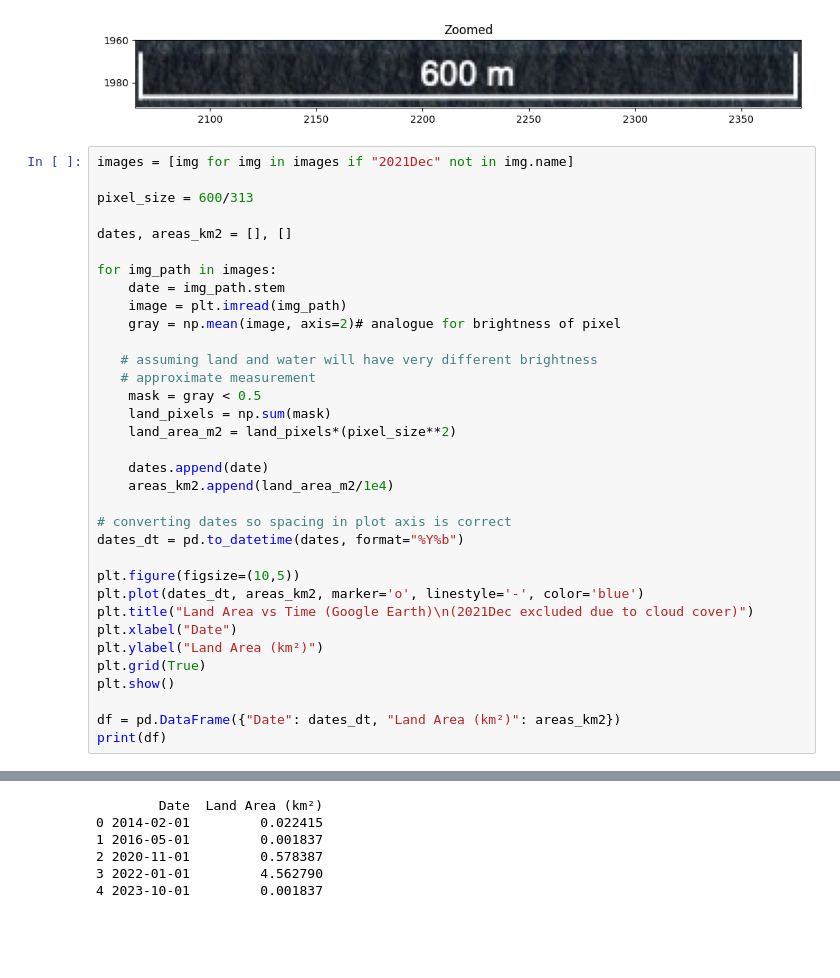
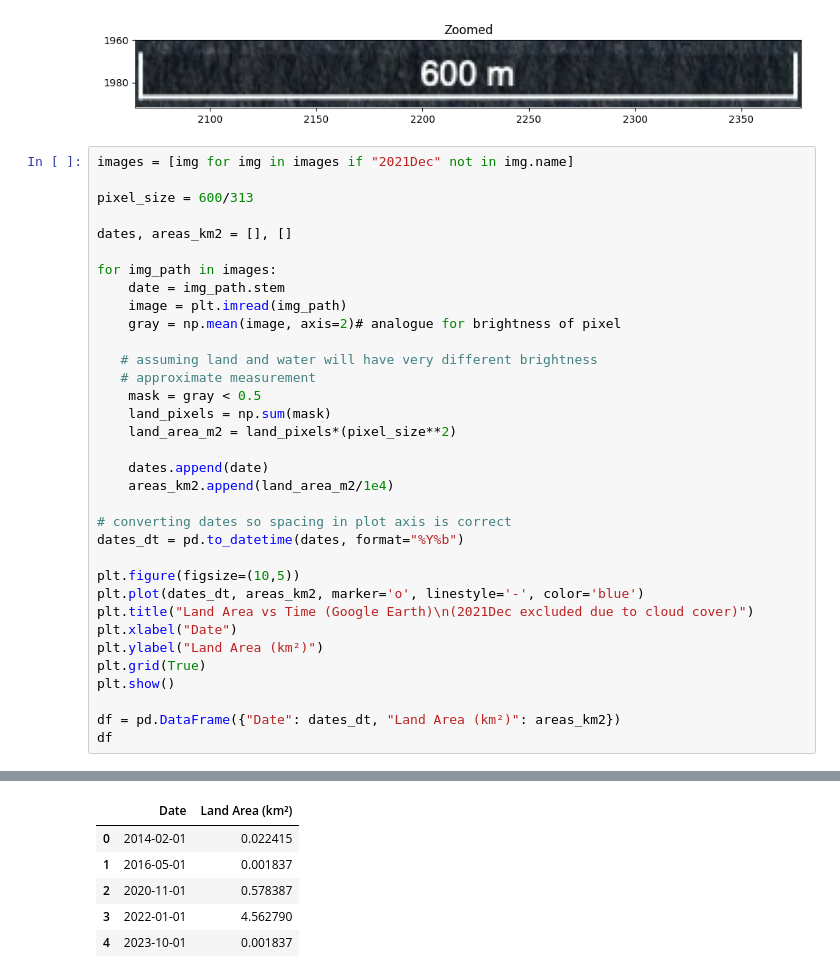
Before and after one commit to RachelOdunuga/optical-detectors-hst-sentinel, a Jupyter notebook: sentinel-assignment.ipynb, the cells around one changed output, grey strips where cells are left out. Cells and saved outputs as stored; diff of their text form; blank space fills up the shorter version.

```diff
--- a/sentinel-assignment.ipynb
+++ b/sentinel-assignment.ipynb
@@ -41,40 +230,40 @@ pixel_size = 600/313
 dates, areas_km2 = [], []
 
 for img_path in images:
     date = img_path.stem
     image = plt.imread(img_path)
     gray = np.mean(image, axis=2)# analogue for brightness of pixel
 
    # assuming land and water will have very different brightness
    # approximate measurement
     mask = gray < 0.5
     land_pixels = np.sum(mask)
     land_area_m2 = land_pixels*(pixel_size**2)
 
     dates.append(date)
     areas_km2.append(land_area_m2/1e4)
 
 # converting dates so spacing in plot axis is correct
 dates_dt = pd.to_datetime(dates, format="%Y%b")
 
 plt.figure(figsize=(10,5))
 plt.plot(dates_dt, areas_km2, marker='o', linestyle='-', color='blue')
 plt.title("Land Area vs Time (Google Earth)\n(2021Dec excluded due to cloud cover)")
 plt.xlabel("Date")
 plt.ylabel("Land Area (km²)")
 plt.grid(True)
 plt.show()
 
 df = pd.DataFrame({"Date": dates_dt, "Land Area (km²)": areas_km2})
-print(df)
+df
 # %% [output]
 [figure]
-        Date  Land Area (km²)
-0 2014-02-01         0.022415
-1 2016-05-01         0.001837
-2 2020-11-01         0.578387
-3 2022-01-01         4.562790
-4 2023-10-01         0.001837
+|  | Date | Land Area (km²) |
+| 0 | 2014-02-01 | 0.022415 |
+| 1 | 2016-05-01 | 0.001837 |
+| 2 | 2020-11-01 | 0.578387 |
+| 3 | 2022-01-01 | 4.562790 |
+| 4 | 2023-10-01 | 0.001837 |
 # %%
 data_dir = Path("sentinel-data")
 threshold = 0.3
```
Also changed, not shown: parts of 15 cells of this notebook.
